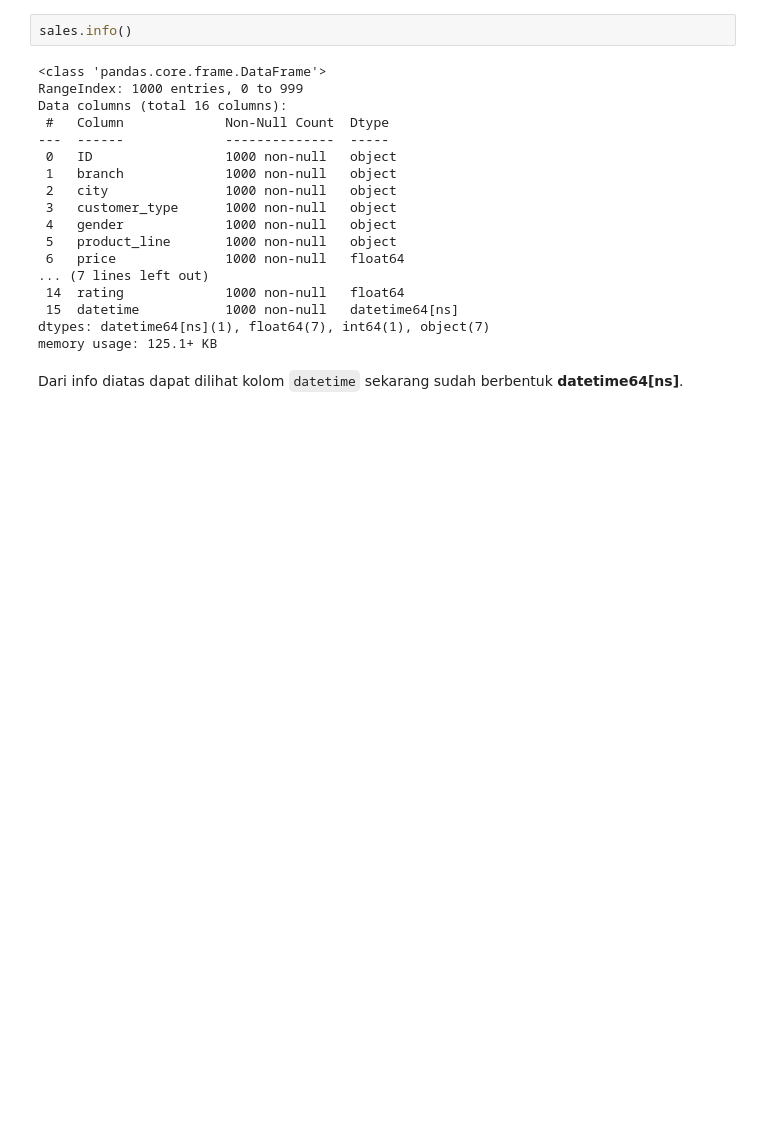
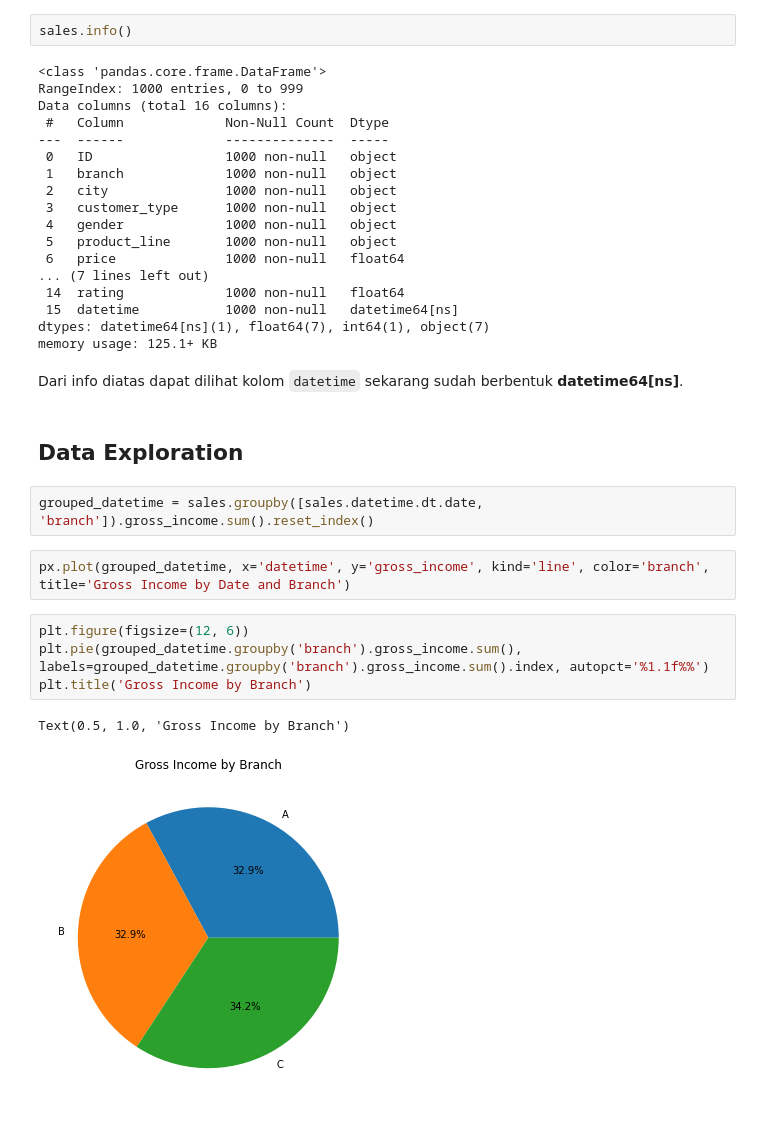
Before and after one commit to Penzragon/h8dsft_Milestone1, a Jupyter notebook: script.ipynb, the cells around one changed output. Cells and saved outputs as stored; diff of their text form; blank space fills up the shorter version.

Commit message:
Import plotly and add little bit data exploration

```diff
--- a/script.ipynb
+++ b/script.ipynb
@@ -206,3 +207,16 @@ dtypes: datetime64[ns](1), float64(7), int64(1), object(7)
 memory usage: 125.1+ KB
 # %% [markdown]
 Dari info diatas dapat dilihat kolom `datetime` sekarang sudah berbentuk **datetime64[ns]**.
+# %% [markdown]
+## Data Exploration
+# %%
+grouped_datetime = sales.groupby([sales.datetime.dt.date, 'branch']).gross_income.sum().reset_index()
+# %%
+px.plot(grouped_datetime, x='datetime', y='gross_income', kind='line', color='branch', title='Gross Income by Date and Branch')
+# %%
+plt.figure(figsize=(12, 6))
+plt.pie(grouped_datetime.groupby('branch').gross_income.sum(), labels=grouped_datetime.groupby('branch').gross_income.sum().index, autopct='%1.1f%%')
+plt.title('Gross Income by Branch')
+# %% [output]
+Text(0.5, 1.0, 'Gross Income by Branch')
+[figure, added]
```
Also changed, not shown: parts of 1 cell of this notebook.
